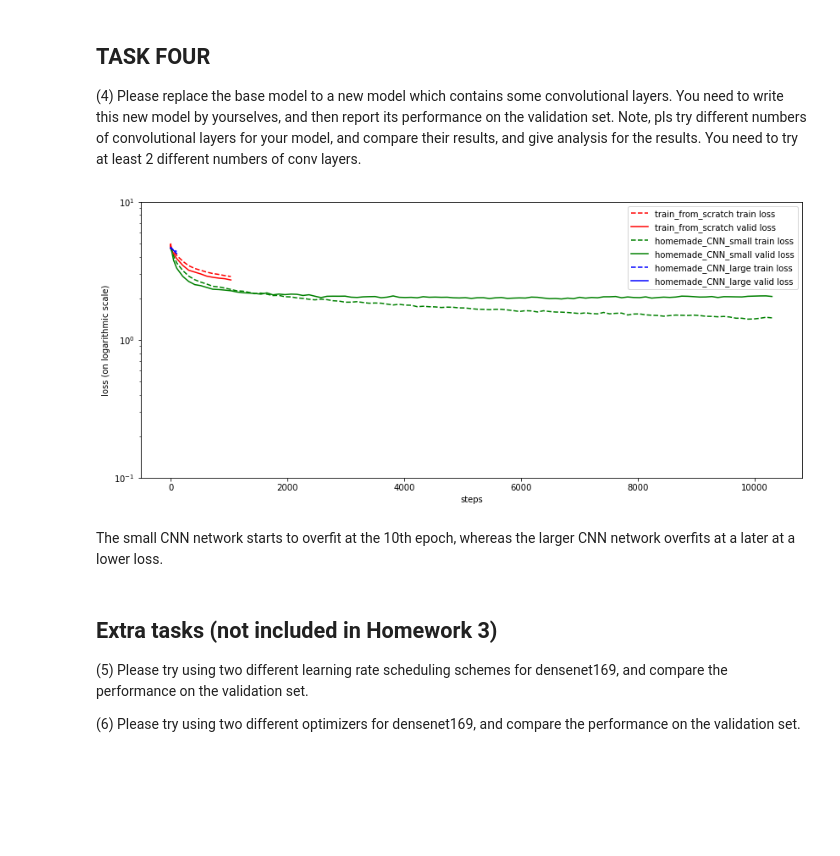
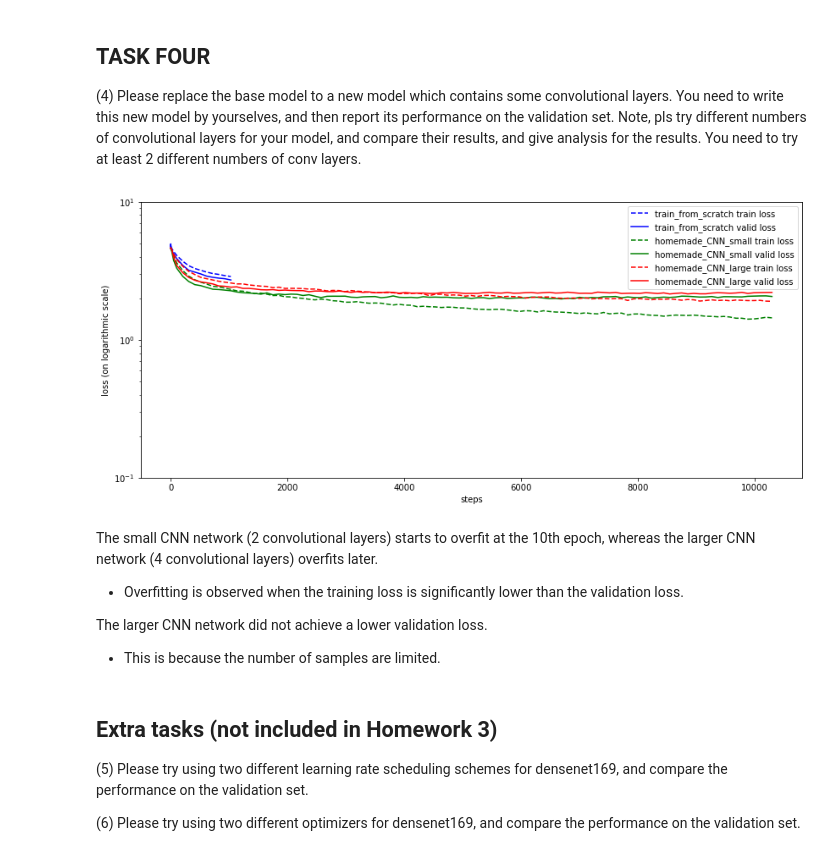
Before and after one commit to tonghuikang/flowers-image-classifier, a Jupyter notebook: homework.ipynb, the cells around one changed output. Saved outputs shown, nothing was run; the diff lists cells and outputs as text; code cells hidden in the pictures; blank space fills up the shorter version.

```diff
--- a/homework.ipynb
+++ b/homework.ipynb
@@ -270,11 +272,15 @@ Testing Accuracy: 0.908
 # %%
 # !python train.py "./flowers" --arch homemade_CNN_large --is_homemade --gpu --epochs=100 > ./logs/homemade_CNN_large.txt
 # %%
-compare_loss(["train_from_scratch", "homemade_CNN_small", "homemade_CNN_large"], ["r", "g", "b"])
+compare_loss(["train_from_scratch", "homemade_CNN_small", "homemade_CNN_large"], ["b", "g", "r"])
 # %% [output]
-[figure, old version]
+[figure, new version]
 # %% [markdown]
-The small CNN network starts to overfit at the 10th epoch, whereas the larger CNN network overfits at a later at a lower loss.
+The small CNN network (2 convolutional layers) starts to overfit at the 10th epoch, whereas the larger CNN network (4 convolutional layers) overfits later.
+- Overfitting is observed when the training loss is significantly lower than the validation loss.
+
+The larger CNN network did not achieve a lower validation loss.
+- This is because the number of samples are limited.
 # %% [markdown]
 ## Extra tasks (not included in Homework 3)
 
```
Also changed, not shown: parts of 5 cells of this notebook, 4 other files.
